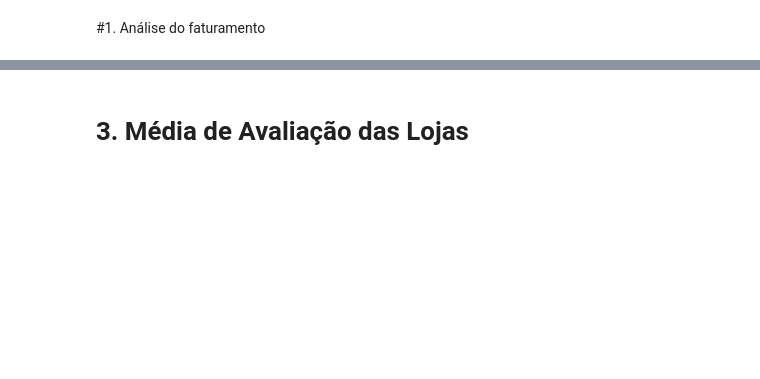
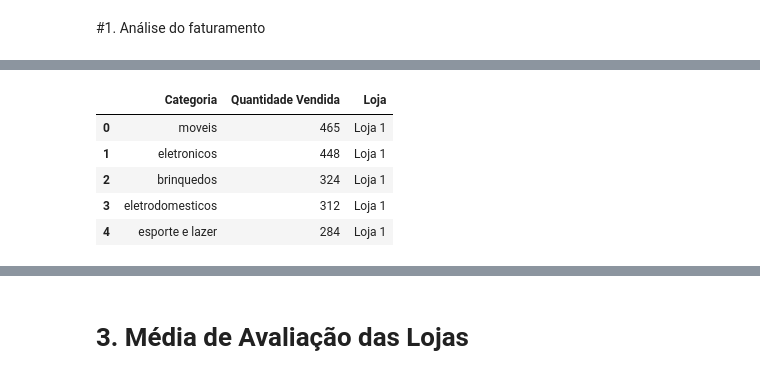
Before and after one commit to Mega-737/Amigo-Secreto-Challenge-, a Jupyter notebook: AluraStoreBr.ipynb, the cells around one changed output, grey strips where cells are left out. Saved outputs shown, nothing was run; the diff lists cells and outputs as text; code cells hidden in the pictures; blank space fills up the shorter version.

```diff
--- a/AluraStoreBr.ipynb
+++ b/AluraStoreBr.ipynb
@@ -68,0 +100,13 @@ df_faturamento
+# %%
+# Juntando todos em um único DataFrame
+df_categorias_vendas = pd.concat(categorias_lojas, ignore_index=True)
+
+# Exibindo as 5 primeiras linhas
+df_categorias_vendas.head()
+# %% [output]
+|  | Categoria | Quantidade Vendida | Loja |
+| 0 | moveis | 465 | Loja 1 |
+| 1 | eletronicos | 448 | Loja 1 |
+| 2 | brinquedos | 324 | Loja 1 |
+| 3 | eletrodomesticos | 312 | Loja 1 |
+| 4 | esporte e lazer | 284 | Loja 1 |
```
Also changed, not shown: parts of 16 cells of this notebook.
